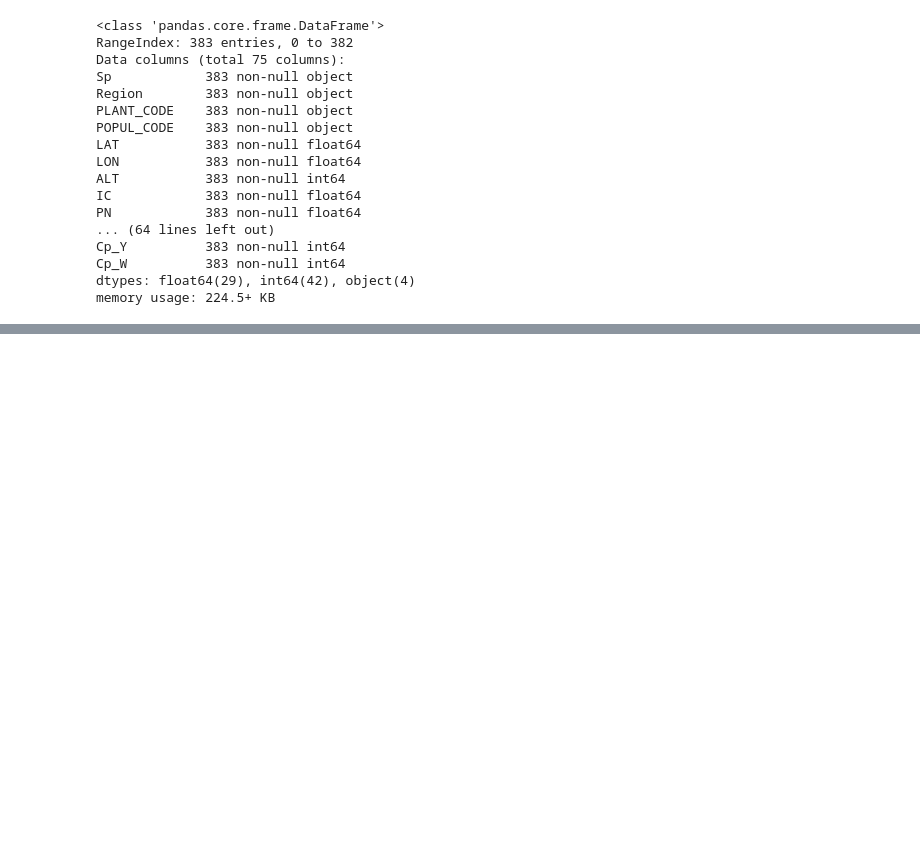
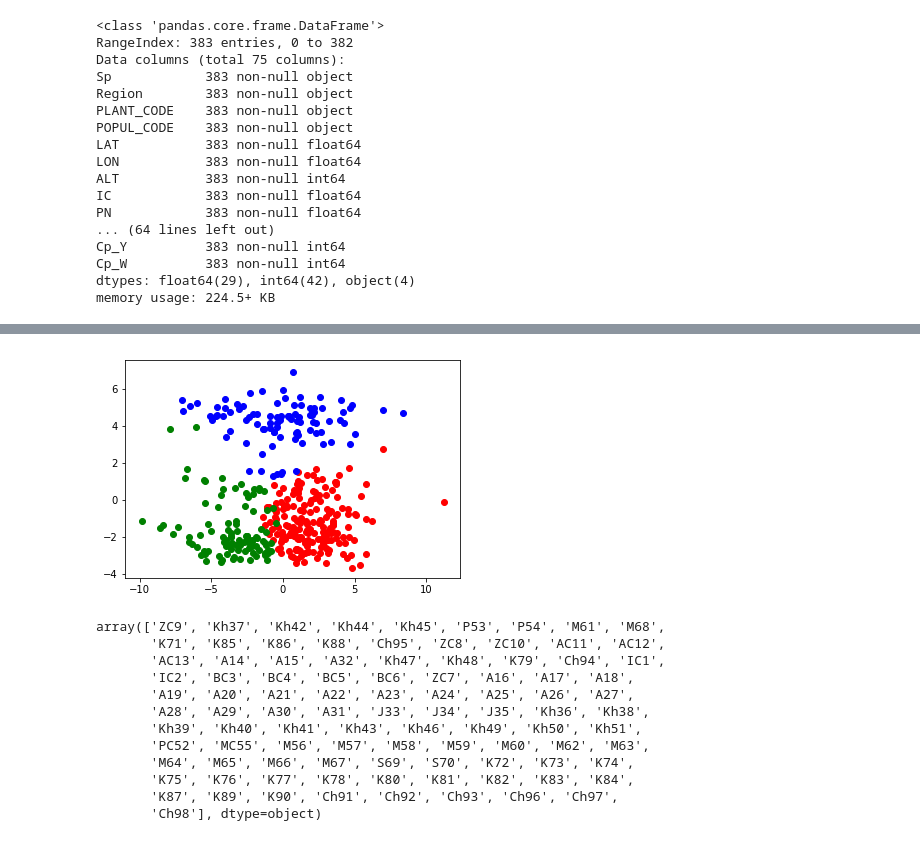
Before and after one commit to VBGI/df, a Jupyter notebook: inside_df.ipynb, the cells around one changed output, grey strips where cells are left out. Cells and saved outputs as stored; diff of their text form; code cells hidden in the pictures; blank space fills up the shorter version.

```diff
--- a/inside_df.ipynb
+++ b/inside_df.ipynb
@@ -312,2 +291,0 @@ AgglomerativeClustering(affinity='euclidean', compute_full_tree='auto',
-# %%
-y=ward.fit_predict(X)
@@ -336,0 +314,24 @@ scatter(tocluster.WK[y==1].values, tocluster.IC[y==1].values, c='b')
+# %%
+km = cluster.KMeans(n_clusters=3)
+y_pred = km.fit_predict(X_t)
+# %%
+y[X_t[:,1]>2] = 0
+y[X_t[:,1]<2] = 1
+for val, col in zip(np.unique(y_pred),['r','g','b','k','c']):
+    scatter(X_t[y_pred==val,0], X_t[y_pred==val,1], c=col)
+show()
+tocluster.POPUL_CODE.unique()
+# %% [output]
+[figure, added]
+array(['ZC9', 'Kh37', 'Kh42', 'Kh44', 'Kh45', 'P53', 'P54', 'M61', 'M68',
+       'K71', 'K85', 'K86', 'K88', 'Ch95', 'ZC8', 'ZC10', 'AC11', 'AC12',
+       'AC13', 'A14', 'A15', 'A32', 'Kh47', 'Kh48', 'K79', 'Ch94', 'IC1',
+       'IC2', 'BC3', 'BC4', 'BC5', 'BC6', 'ZC7', 'A16', 'A17', 'A18',
+       'A19', 'A20', 'A21', 'A22', 'A23', 'A24', 'A25', 'A26', 'A27',
+       'A28', 'A29', 'A30', 'A31', 'J33', 'J34', 'J35', 'Kh36', 'Kh38',
+       'Kh39', 'Kh40', 'Kh41', 'Kh43', 'Kh46', 'Kh49', 'Kh50', 'Kh51',
+       'PC52', 'MC55', 'M56', 'M57', 'M58', 'M59', 'M60', 'M62', 'M63',
+       'M64', 'M65', 'M66', 'M67', 'S69', 'S70', 'K72', 'K73', 'K74',
+       'K75', 'K76', 'K77', 'K78', 'K80', 'K81', 'K82', 'K83', 'K84',
+       'K87', 'K89', 'K90', 'Ch91', 'Ch92', 'Ch93', 'Ch96', 'Ch97',
+       'Ch98'], dtype=object)
```
Also changed, not shown: parts of 21 cells of this notebook.
